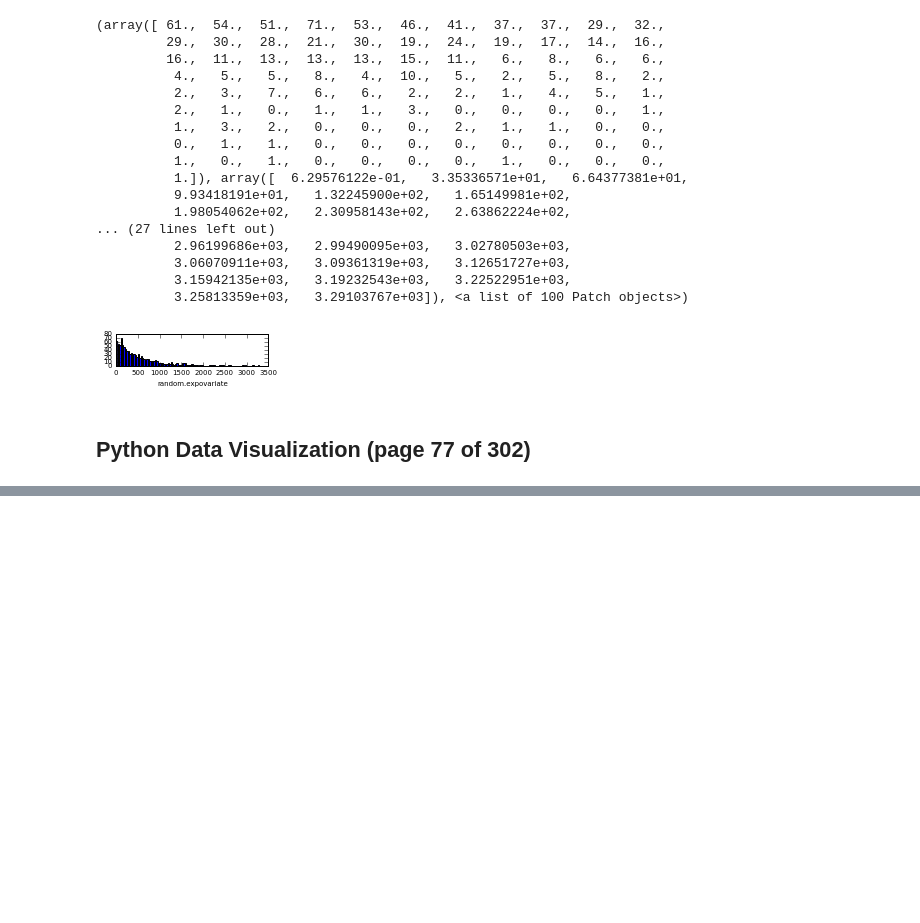
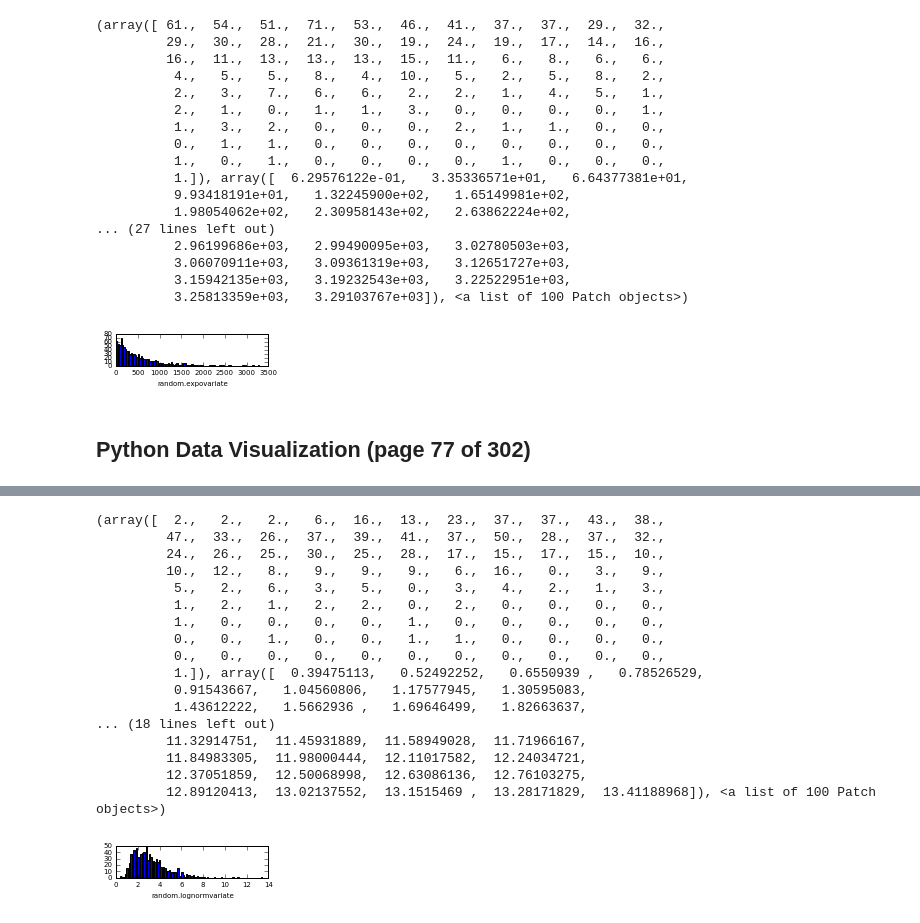
Before and after one commit to sawsimeon/Rnewbie, a Jupyter notebook: Python Data Visualization.ipynb, the cells around one changed output, grey strips where cells are left out. Drawn from its saved outputs; the diff is of its cells as text; code cells hidden in the pictures; blank space fills up the shorter version.

```diff
--- a/Python Data Visualization.ipynb
+++ b/Python Data Visualization.ipynb
@@ -404,0 +455,26 @@ plt.hist(res, buckets)
+# %%
+plt.subplot(627)
+plt.xlabel("random.lognormvariate")
+mu = 1
+sigma = 0.5
+res = [random.lognormvariate(mu, sigma) for _ in range(1, SAMPLE_SIZE)]
+plt.hist(res, buckets)
+# %% [output]
+(array([  2.,   2.,   2.,   6.,  16.,  13.,  23.,  37.,  37.,  43.,  38.,
+         47.,  33.,  26.,  37.,  39.,  41.,  37.,  50.,  28.,  37.,  32.,
+         24.,  26.,  25.,  30.,  25.,  28.,  17.,  15.,  17.,  15.,  10.,
+         10.,  12.,   8.,   9.,   9.,   9.,   6.,  16.,   0.,   3.,   9.,
+          5.,   2.,   6.,   3.,   5.,   0.,   3.,   4.,   2.,   1.,   3.,
+          1.,   2.,   1.,   2.,   2.,   0.,   2.,   0.,   0.,   0.,   0.,
+          1.,   0.,   0.,   0.,   0.,   1.,   0.,   0.,   0.,   0.,   0.,
+          0.,   0.,   1.,   0.,   0.,   1.,   1.,   0.,   0.,   0.,   0.,
+          0.,   0.,   0.,   0.,   0.,   0.,   0.,   0.,   0.,   0.,   0.,
+          1.]), array([  0.39475113,   0.52492252,   0.6550939 ,   0.78526529,
+          0.91543667,   1.04560806,   1.17577945,   1.30595083,
+          1.43612222,   1.5662936 ,   1.69646499,   1.82663637,
+... (18 lines left out)
+         11.32914751,  11.45931889,  11.58949028,  11.71966167,
+         11.84983305,  11.98000444,  12.11017582,  12.24034721,
+         12.37051859,  12.50068998,  12.63086136,  12.76103275,
+         12.89120413,  13.02137552,  13.1515469 ,  13.28171829,  13.41188968]), <a list of 100 Patch objects>)
+[figure, added]
```
Also changed, not shown: parts of 45 cells of this notebook.
